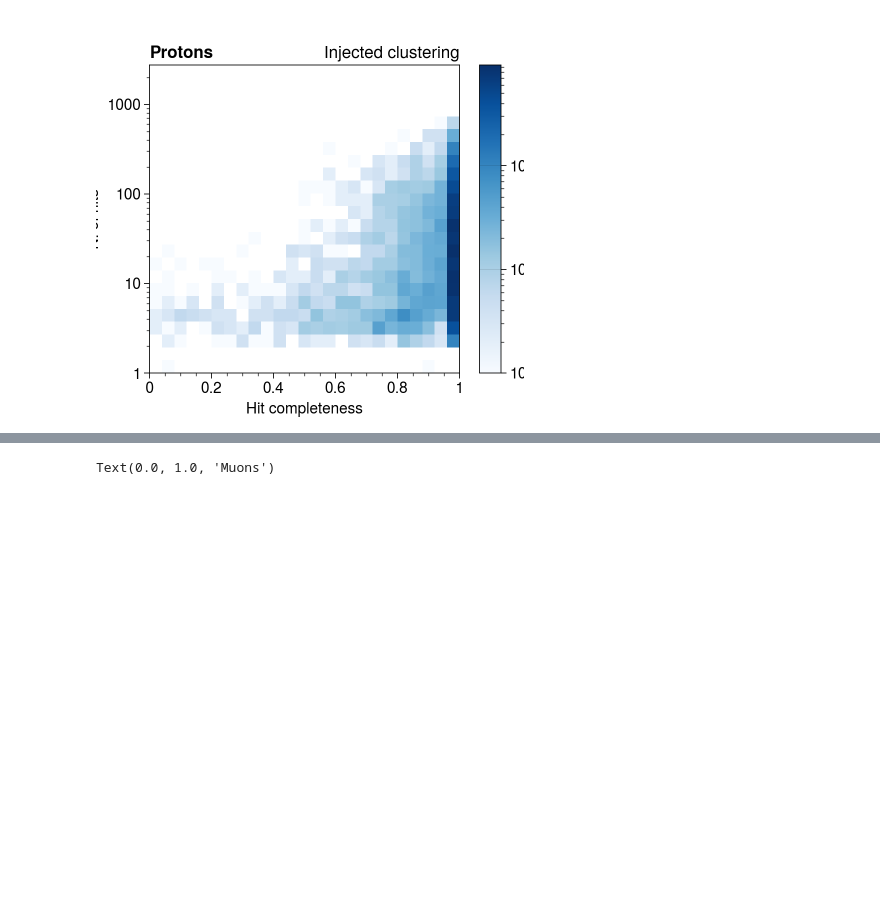
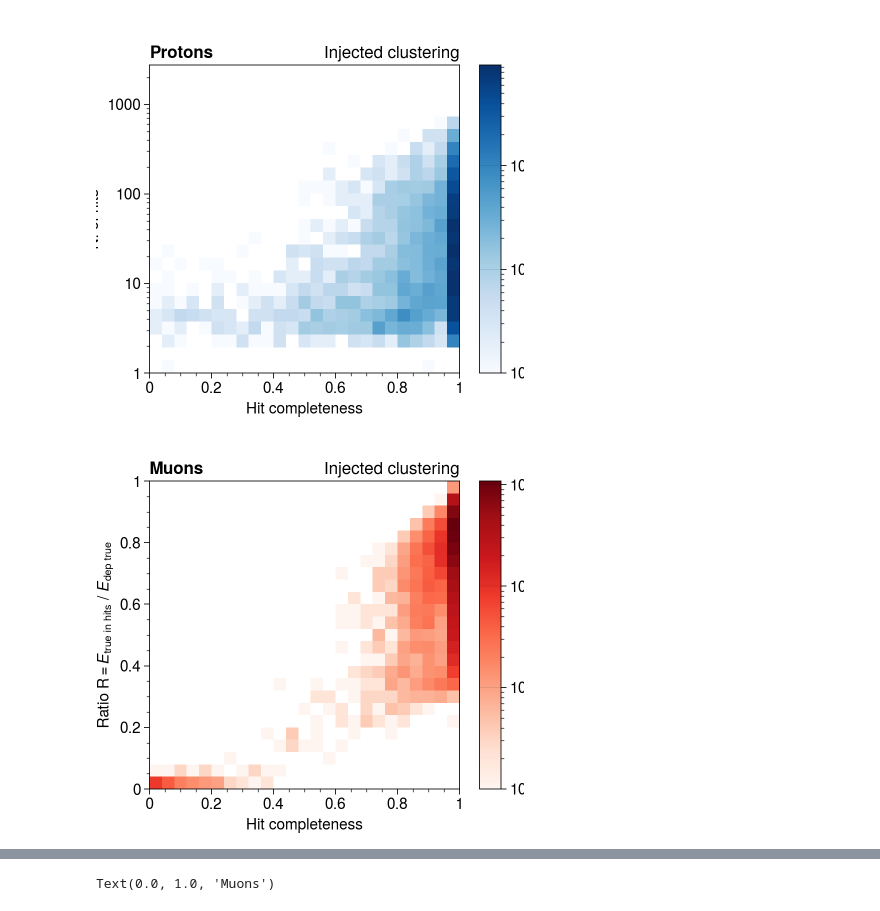
Before and after one commit to mattiasotgia/The_Empty_Hearse, a Jupyter notebook: notebooks/CCNp_v3_particleAna.ipynb, the cells around one changed output, grey strips where cells are left out. Drawn from its saved outputs; the diff is of its cells as text; code cells hidden in the pictures; blank space fills up the shorter version.

```diff
--- a/notebooks/CCNp_v3_particleAna.ipynb
+++ b/notebooks/CCNp_v3_particleAna.ipynb
@@ -275,3 +275,21 @@ plt.title('Protons', color='k', loc='left', weight='bold')
 plt.savefig('plots_CCNp_test/protonCompletenessVsHits_cheated2d.pdf', bbox_inches='tight')
 # %% [output]
 [figure]
+# %%
+binning= [hist.axis.Regular(25, 0, 1, flow=False), hist.axis.Regular(25, 0, 1, flow=False)]
+A, a = CCNp_muonAna.get('cheated_2d', ['completeness', 'R'], binning)
+
+# fig, axs = plot.subplots(ncols=2)
+
+hep.hist2dplot(A[0], cmap='Reds', label='Entries', norm=mpl.colors.LogNorm())
+# A[0].plot(cmap='Reds', label='Entries', norm=mpl.colors.LogNorm())
+plt.xlabel('Hit completeness')
+plt.ylabel(r'Ratio $\mathrm{R} = E_\text{true in hits}\ /\ E_\text{dep true}$')
+# plt.yscale('log')
+plt.title('Muons', color='k', loc='left', weight='bold')
+plt.title(loader_formatted['cheated_2d'], color='k', loc='right')
+plt.grid(False)
+
+plt.savefig('plots_CCNp_test/muonRRatioVsHits_cheated2d.pdf', bbox_inches='tight')
+# %% [output]
+[figure, added]
```
Also changed, not shown: parts of 6 cells of this notebook, 29 other files.
